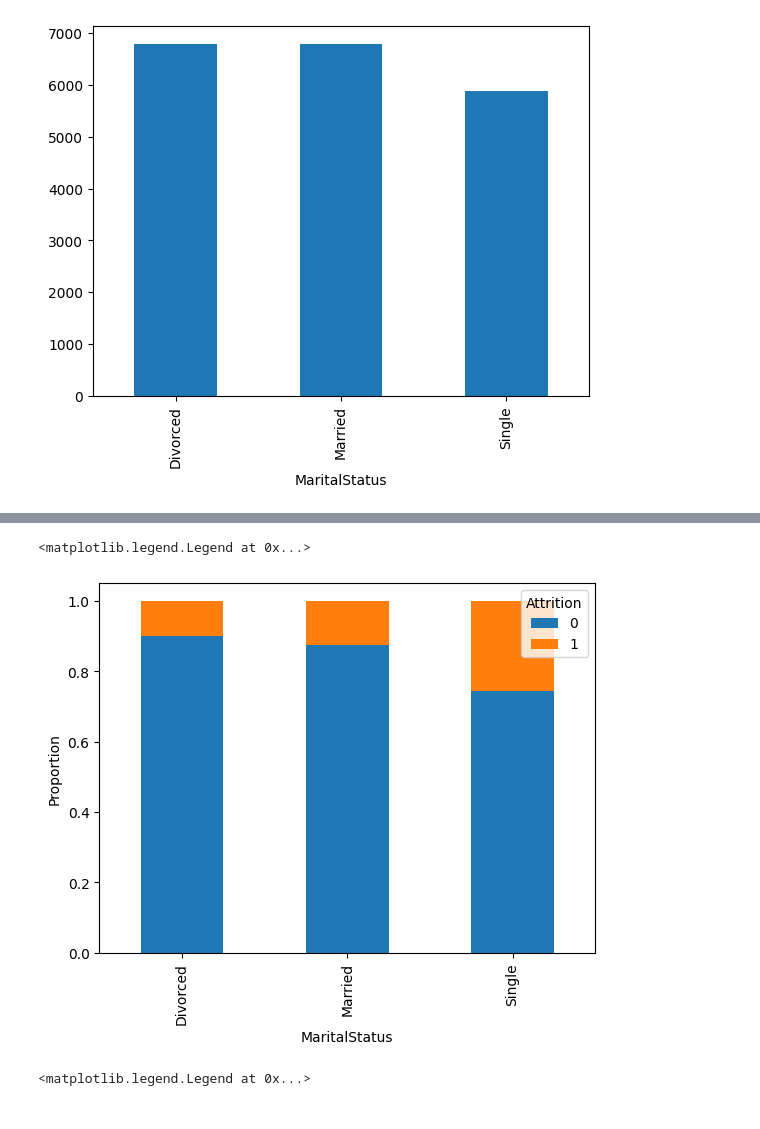
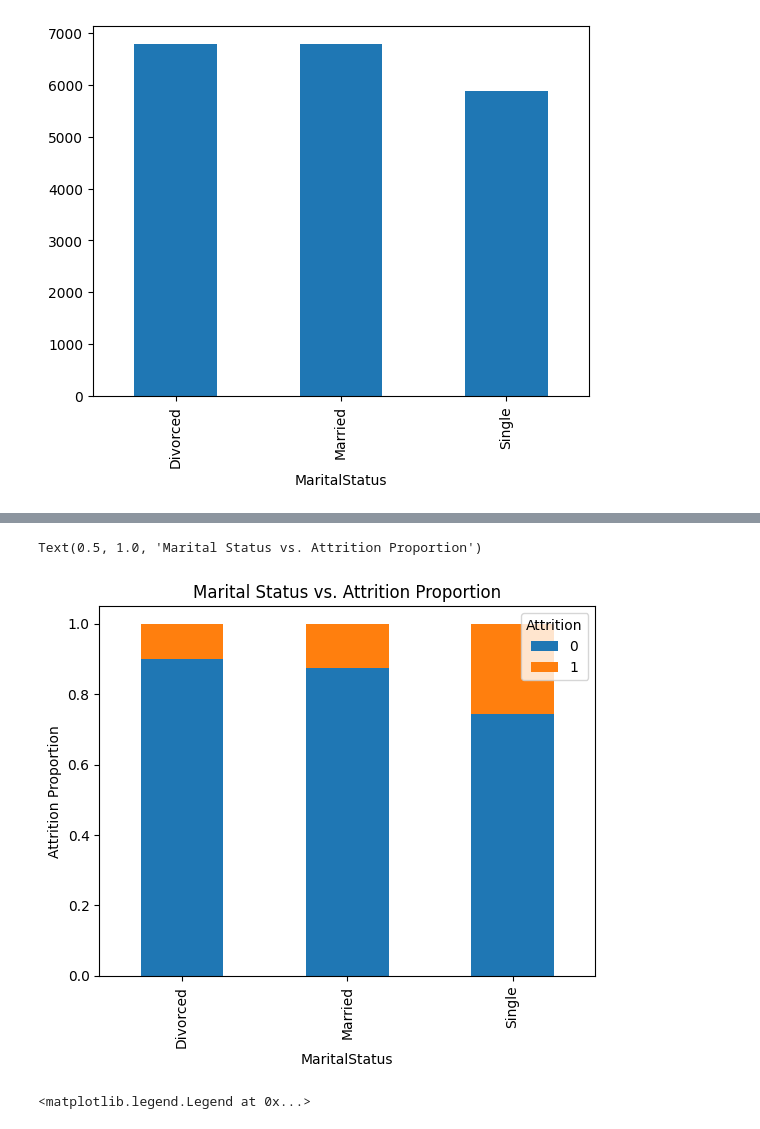
Before and after one commit to remiljw/Capstone-Employee-Churn, a Jupyter notebook: EDA/CAPSTONE.ipynb, the cells around one changed output, grey strips where cells are left out. Cells and saved outputs as stored; diff of their text form; code cells hidden in the pictures.

```diff
--- a/EDA/CAPSTONE.ipynb
+++ b/EDA/CAPSTONE.ipynb
@@ -226,6 +226,7 @@ dtype: object
 # %%
 df['Attrition'] = df['Attrition'].apply(lambda x: 1 if x=='Yes' else 0)
 df['Gender'] = df['Gender'].apply(lambda x: 1 if x=='Male' else 0)
+df['OverTime'] = df['OverTime'].apply(lambda x: 1 if x=='Yes' else 0)
 # %%
 df[(df.dtypes[df.dtypes == 'int64']).keys().to_numpy()]
 # %% [output]
@@ -740,17 +928,18 @@ aux_var.mean().plot(kind='bar')
 # %%
 (
     df
     .groupby('MaritalStatus')['Attrition']
     .value_counts(normalize=True)
     .unstack()
     .plot(kind='bar', stacked=True)
 )
 
-plt.ylabel('Proportion')
+plt.ylabel('Attrition Proportion')
 plt.legend(title='Attrition')
+plt.title('Marital Status vs. Attrition Proportion')
 # %% [output]
-<matplotlib.legend.Legend at 0x...>
+Text(0.5, 1.0, 'Marital Status vs. Attrition Proportion')
-[figure, old version]
+[figure, new version]
 # %%
 (
     df
```
Also changed, not shown: parts of 41 cells of this notebook.
